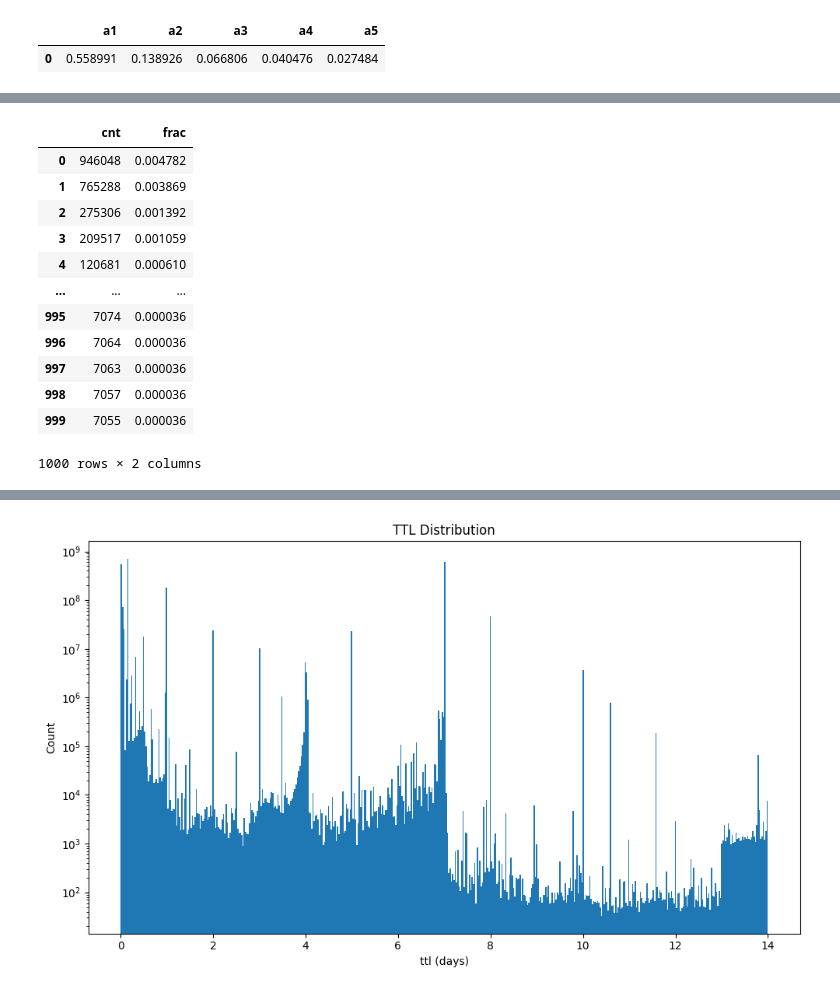
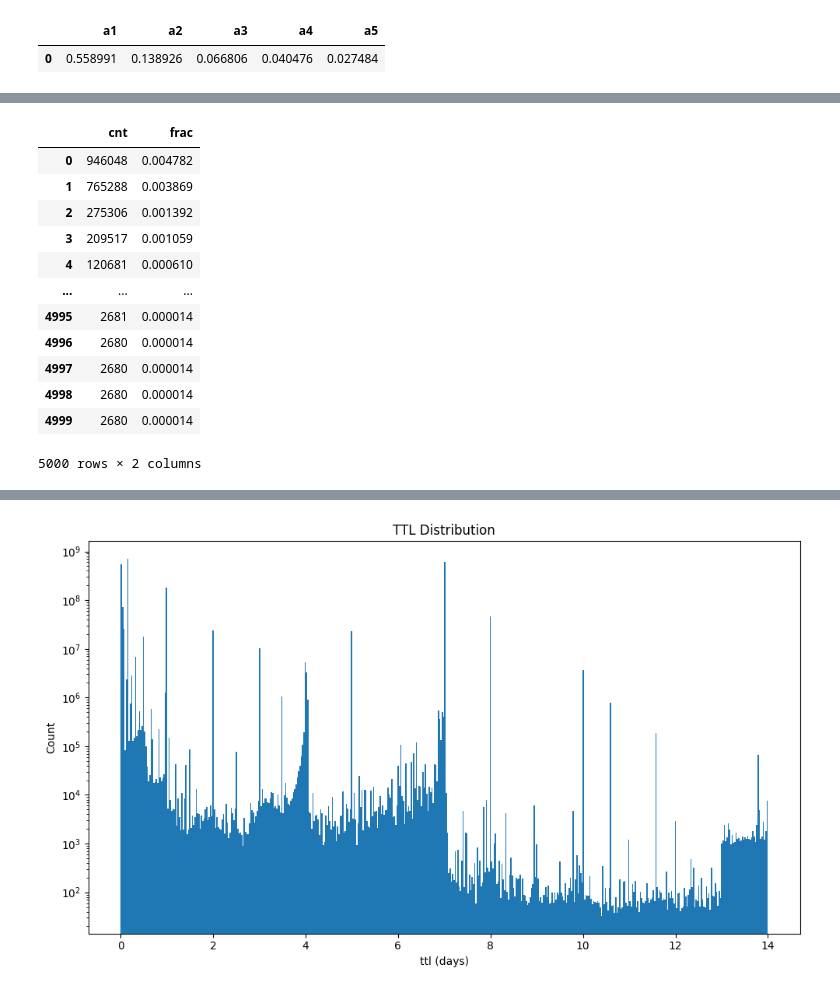
Before and after one commit to IsaacKhor/speculative_revalidation, a Jupyter notebook: analysis/tracecomp.ipynb, the cells around one changed output, grey strips where cells are left out. Drawn from its saved outputs; the diff is of its cells as text; code cells hidden in the pictures.

```diff
--- a/analysis/tracecomp.ipynb
+++ b/analysis/tracecomp.ipynb
@@ -97,24 +138,24 @@ reag_access_counts
 # %%
 wm_access_counts = q('''
 select count(key) as cnt, count(key) / 197819321 as frac
 from '../traces/wm/t-all.parquet'
 group by key
 order by cnt desc
-limit 1000
+limit 5000
   ''')
 wm_access_counts
 # %% [output]
 |  | cnt | frac |
 | 0 | 946048 | 0.004782 |
 | 1 | 765288 | 0.003869 |
 | 2 | 275306 | 0.001392 |
 | 3 | 209517 | 0.001059 |
 | 4 | 120681 | 0.000610 |
 | ... | ... | ... |
-| 995 | 7074 | 0.000036 |
-| 996 | 7064 | 0.000036 |
-| 997 | 7063 | 0.000036 |
-| 998 | 7057 | 0.000036 |
-| 999 | 7055 | 0.000036 |
+| 4995 | 2681 | 0.000014 |
+| 4996 | 2680 | 0.000014 |
+| 4997 | 2680 | 0.000014 |
+| 4998 | 2680 | 0.000014 |
+| 4999 | 2680 | 0.000014 |
-1000 rows × 2 columns
+5000 rows × 2 columns
 # %%
```
Also changed, not shown: parts of 8 cells of this notebook, 13 other files.
